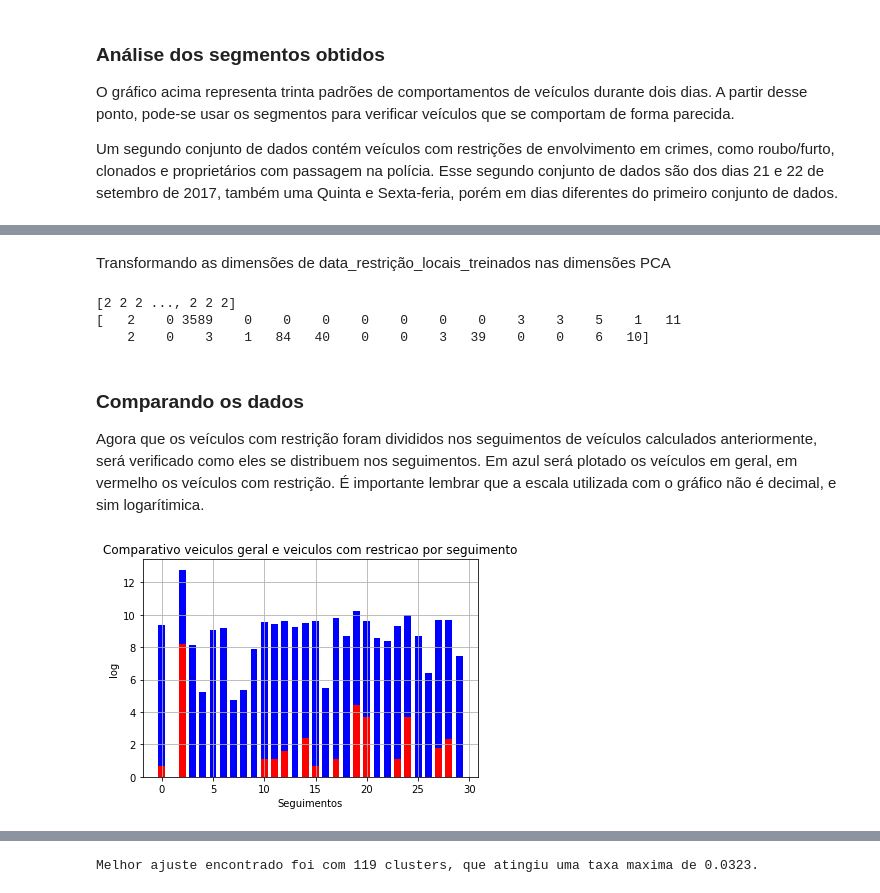
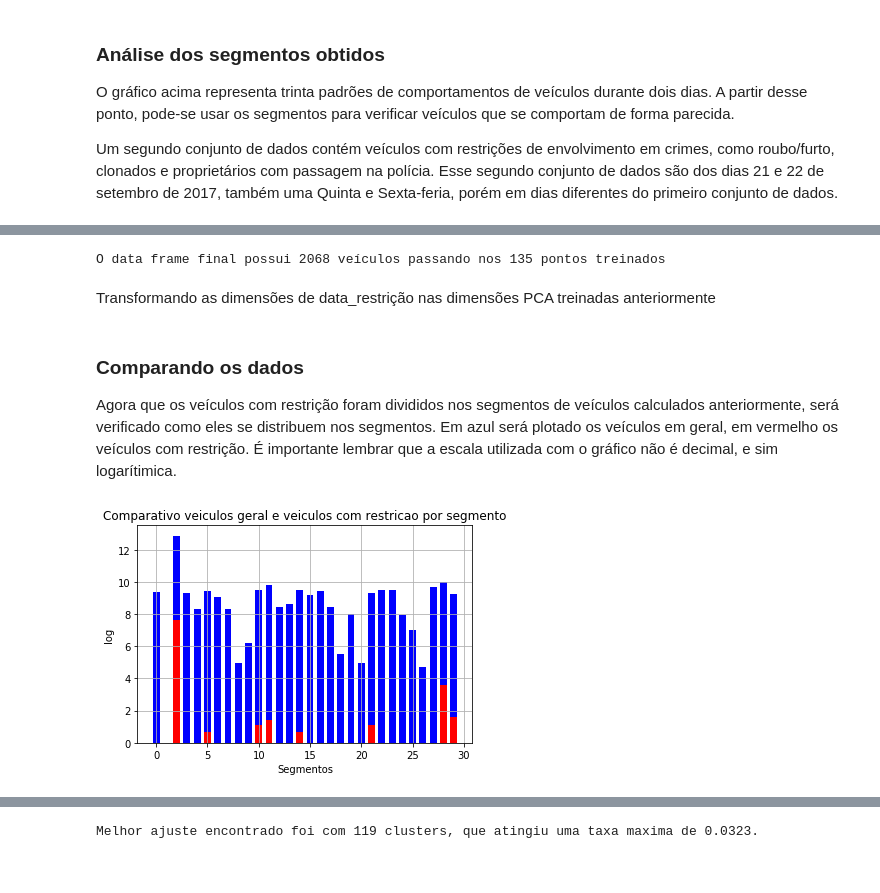
Before and after one commit to jessebr2/analise-rotas-veiculos-capstone-project, a Jupyter notebook: Analise_de_rotas_de_veiculos.ipynb, the cells around one changed output, grey strips where cells are left out. Drawn from its saved outputs; the diff is of its cells as text; code cells hidden in the pictures.

Commit message:
Changes to be committed: 	modified:   Analise_de_rotas_de_veiculos.ipynb

```diff
--- a/Analise_de_rotas_de_veiculos.ipynb
+++ b/Analise_de_rotas_de_veiculos.ipynb
@@ -281,0 +328,8 @@ print data_restricao_locais_treinados.shape
+# %%
+colunas_faltantes = list()
+for c in data.columns:
+    if c in data_restricao.columns:
+        None
+    else:
+        colunas_faltantes.append(c)
+print colunas_faltantes
@@ -281,0 +338,7 @@ print data_restricao_locais_treinados.shape
+# %%
+colunas_faltantes_frame = np.zeros(shape=(len(data_restricao.index),len(colunas_faltantes)))
+colunas_faltantes_df=pd.DataFrame(colunas_faltantes_frame, index = data_restricao.index, columns=[colunas_faltantes])
+data_restricao=pd.concat([data_restricao, colunas_faltantes_df], axis=1)
+print "Tamanho final do data frame:"
+display(data_restricao.shape)
+data_restricao.fillna(0, inplace = True)
@@ -282,20 +350,21 @@ print data_restricao_locais_treinados.shape
+# %%
+#removendo os veículos que nao passaram por nenhum ponto treinado
+data_restricao = data_restricao.loc[(data_restricao!=0).any(axis=1)]
+# %%
+print "O data frame final possui {} veículos passando nos {} pontos treinados" .format(*data_restricao.shape)
+# %% [output]
+O data frame final possui 2068 veículos passando nos 135 pontos treinados
 # %% [markdown]
-Transformando as dimensões de data_restrição_locais_treinados nas dimensões PCA
+Transformando as dimensões de data_restrição nas dimensões PCA treinadas anteriormente
 # %%
-data_restricao_pca = pca.transform(data_restricao_locais_treinados) #aplica PCA
+data_restricao_pca = pca.transform(data_restricao) #aplica PCA
 data_restricao_pca = pd.DataFrame(data_restricao_pca, columns = pca_dimensions) #coloca os dados em um DataFrame
 data_restricao_pred = clusterer.predict(data_restricao_pca) #predição dos dados nos clusteres treinados
-print data_restricao_pred
 freq_restricao = np.bincount(data_restricao_pred) #distribuição de frequência de cada cluster para veículos com restrição
-print freq_restricao
 log_freq_restricao = np.log(freq_restricao)
-# %% [output]
-[2 2 2 ..., 2 2 2]
-[   2    0 3589    0    0    0    0    0    0    0    3    3    5    1   11
-    2    0    3    1   84   40    0    0    3   39    0    0    6   10]
 # %% [markdown]
 ### Comparando os dados
-Agora que os veículos com restrição foram divididos nos seguimentos de veículos calculados anteriormente, será verificado como eles se distribuem nos seguimentos.
+Agora que os veículos com restrição foram divididos nos segmentos de veículos calculados anteriormente, será verificado como eles se distribuem nos segmentos.
 Em azul será plotado os veículos em geral, em vermelho os veículos com restrição. É importante lembrar que a escala utilizada com o gráfico não é decimal, e sim logarítimica.
 # %%
 def plot_thwo_bars_graph(a, b, x_label = "", y_label = "", title = ""):
@@ -315,9 +384,9 @@ def plot_thwo_bars_graph(a, b, x_label = "", y_label = "", title = ""):
     plt.show()
     return None
 # %%
-plot_thwo_bars_graph(log_freq, log_freq_restricao, title = "Comparativo veiculos geral e veiculos com restricao por seguimento", y_label = "log", x_label = "Seguimentos")
+plot_thwo_bars_graph(log_freq, log_freq_restricao, title = "Comparativo veiculos geral e veiculos com restricao por segmento", y_label = "log", x_label = "Segmentos")
 # %% [output]
-[figure, old version]
+[figure, new version]
 # %%
 # verificando o tamanho de cada array
 print freq_restricao.shape
```
Also changed, not shown: parts of 66 cells of this notebook.
